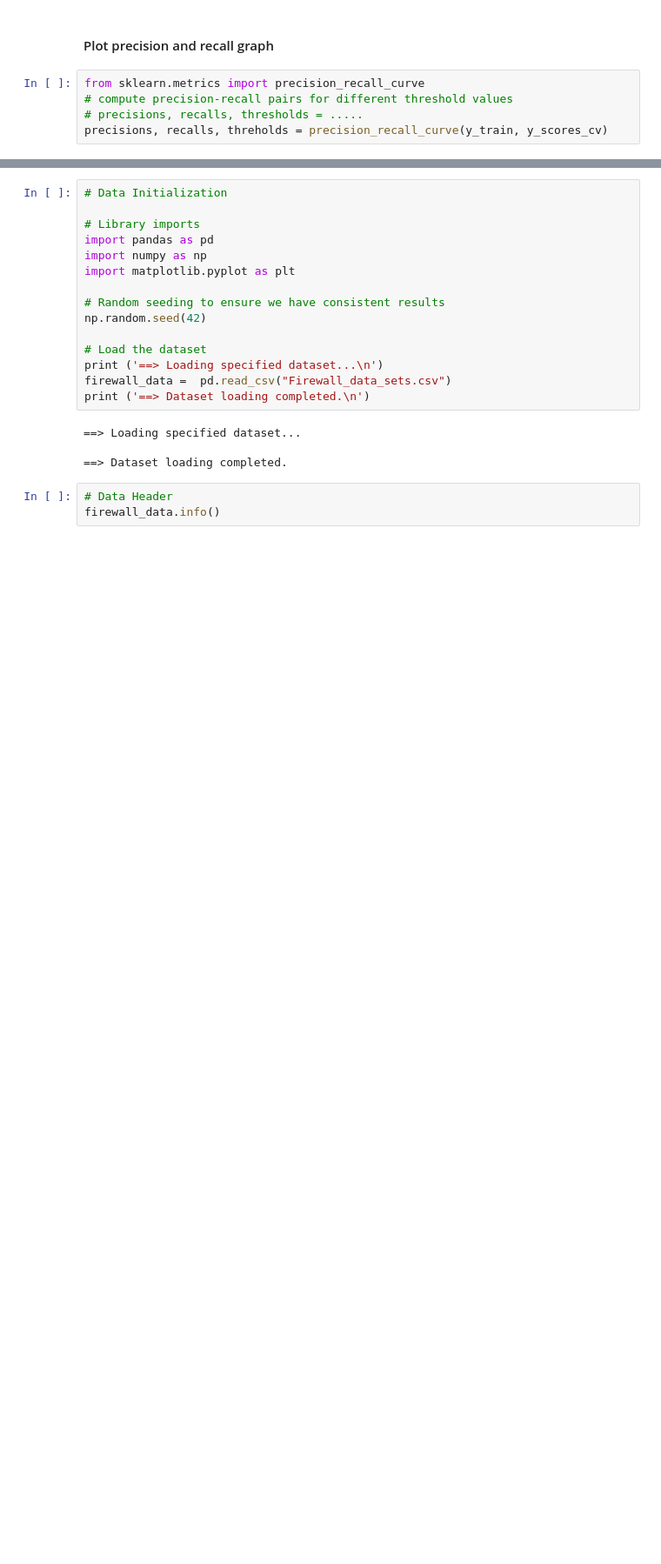
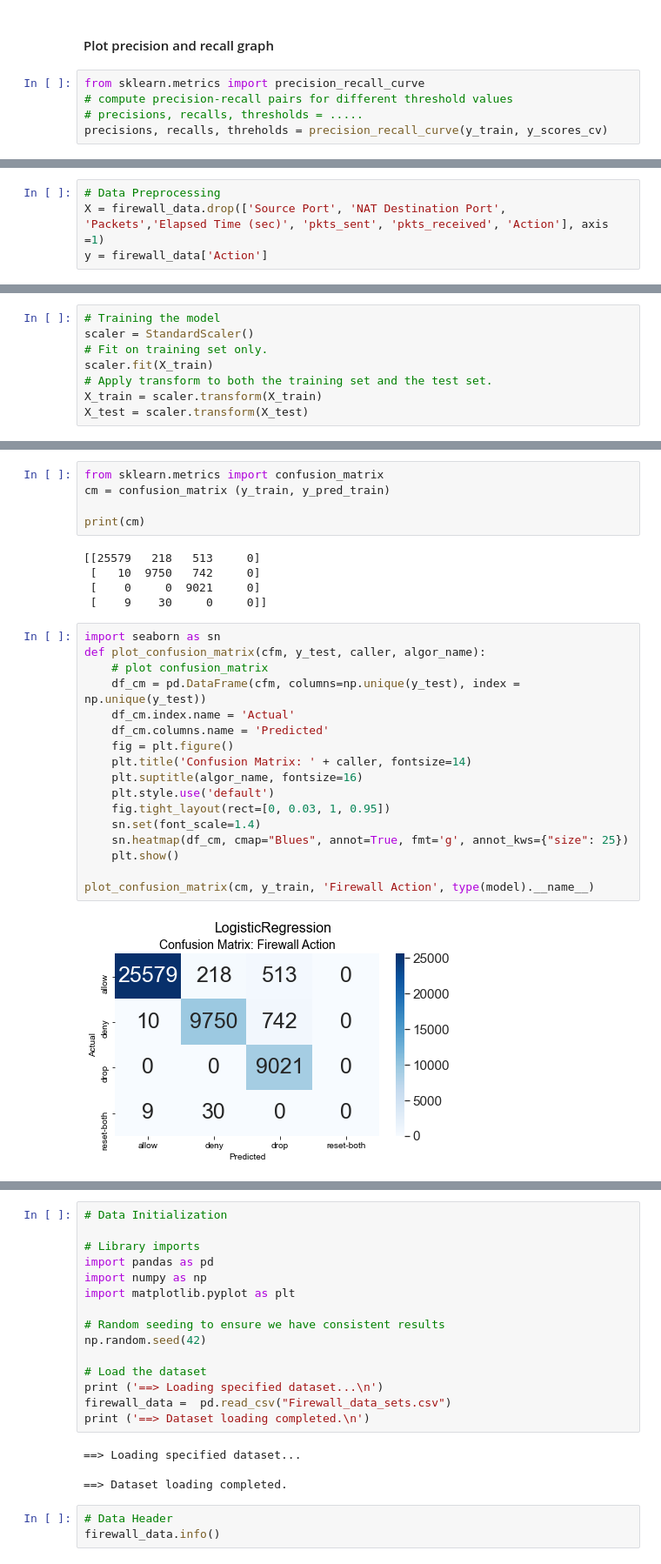
Before and after one commit to DarkinStyle/AIT, a Jupyter notebook: python/UCCD2063 Firewall Classification - Statistic.ipynb, the cells around one changed output, grey strips where cells are left out. Shown: that part at 87% size. Cells and saved outputs as stored; diff of their text form; blank space fills up the shorter version.

```diff
--- a/python/UCCD2063 Firewall Classification - Statistic.ipynb
+++ b/python/UCCD2063 Firewall Classification - Statistic.ipynb
@@ -362,0 +863,4 @@ plt.show()
+# %%
+# Data Preprocessing
+X = firewall_data.drop(['Source Port', 'NAT Destination Port', 'Packets','Elapsed Time (sec)', 'pkts_sent', 'pkts_received', 'Action'], axis =1)
+y = firewall_data['Action']
@@ -362,0 +900,8 @@ plt.show()
+# %%
+# Training the model
+scaler = StandardScaler()
+# Fit on training set only.
+scaler.fit(X_train)
+# Apply transform to both the training set and the test set.
+X_train = scaler.transform(X_train)
+X_test = scaler.transform(X_test)
@@ -362,0 +963,29 @@ plt.show()
+# %%
+from sklearn.metrics import confusion_matrix
+cm = confusion_matrix (y_train, y_pred_train)
+
+print(cm)
+# %% [output]
+[[25579   218   513     0]
+ [   10  9750   742     0]
+ [    0     0  9021     0]
+ [    9    30     0     0]]
+# %%
+import seaborn as sn
+def plot_confusion_matrix(cfm, y_test, caller, algor_name):
+    # plot confusion_matrix
+    df_cm = pd.DataFrame(cfm, columns=np.unique(y_test), index = np.unique(y_test))
+    df_cm.index.name = 'Actual'
+    df_cm.columns.name = 'Predicted'
+    fig = plt.figure()
+    plt.title('Confusion Matrix: ' + caller, fontsize=14)
+    plt.suptitle(algor_name, fontsize=16)
+    plt.style.use('default')
+    fig.tight_layout(rect=[0, 0.03, 1, 0.95])
+    sn.set(font_scale=1.4)
+    sn.heatmap(df_cm, cmap="Blues", annot=True, fmt='g', annot_kws={"size": 25})
+    plt.show()
+
+plot_confusion_matrix(cm, y_train, 'Firewall Action', type(model).__name__)
+# %% [output]
+[figure, added]
```
Also changed, not shown: parts of 94 cells of this notebook.
